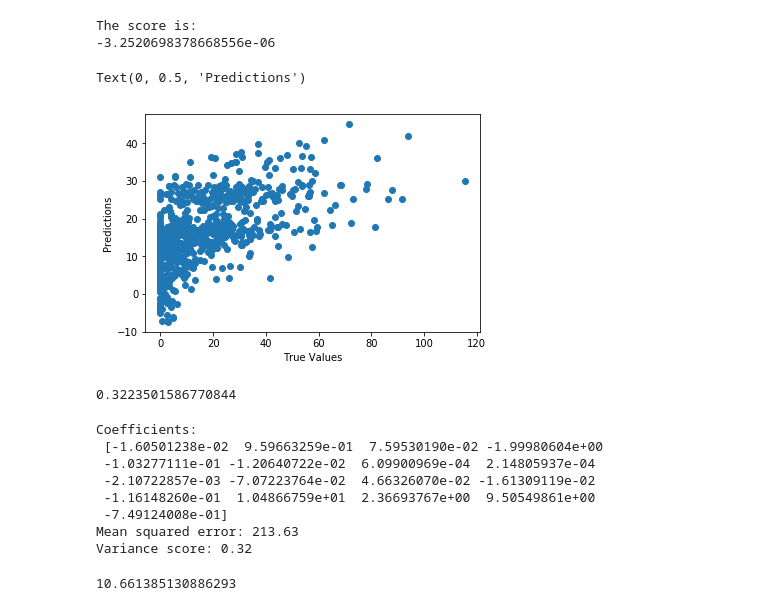
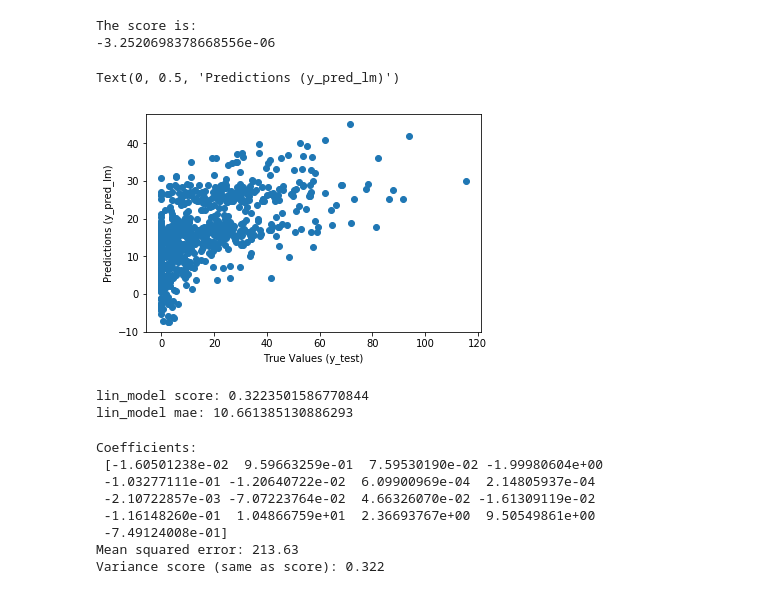
Before and after one commit to tonyman316/Become_a_Top_Airbnb_Earner, a Jupyter notebook: seattle_airbnb_top_earner.ipynb, the cells around one changed output. Drawn from its saved outputs; the diff is of its cells as text; code cells hidden in the pictures.

```diff
--- a/seattle_airbnb_top_earner.ipynb
+++ b/seattle_airbnb_top_earner.ipynb
@@ -278,19 +282,13 @@ The score is:
 -3.2520698378668556e-06
 # %%
 # Linear Regression
-from sklearn import linear_model
-from sklearn.metrics import mean_squared_error, r2_score
-lm = linear_model.LinearRegression()
-lin_model = lm.fit(X_train, y_train)
-y_pred = lm.predict(X_test)
+lin_model = linear_model.LinearRegression()
+lin_model = lin_model.fit(X_train, y_train)
+y_pred_lm = lin_model.predict(X_test)
 
-plt.scatter(y_test, y_pred)
-plt.xlabel("True Values")
-plt.ylabel("Predictions")
+plt.scatter(y_test, y_pred_lm)
+plt.xlabel("True Values (y_test)")
+plt.ylabel("Predictions (y_pred_lm)")
 # %% [output]
-Text(0, 0.5, 'Predictions')
+Text(0, 0.5, 'Predictions (y_pred_lm)')
-[figure, old version]
+[figure, new version]
-# %%
-print(lin_model.score(X_test, y_test))
-# %% [output]
-0.3223501586770844
@@ -303,11 +295,18 @@ print(lin_model.score(X_test, y_test))
+# %%
+print("lin_model score:", lin_model.score(X_test, y_test))
+# The mean absolute error (mae)
+print("lin_model mae:", mean_absolute_error(y_pred_lm, y_test))
+# %% [output]
+lin_model score: 0.3223501586770844
+lin_model mae: 10.661385130886293
 # %%
 # The coefficients
 print('Coefficients: \n', lin_model.coef_)
-# The mean squared error
+# The mean squared error (mse)
 print("Mean squared error: %.2f"
       % mean_squared_error(y_test, y_pred))
-# Explained variance score: 1 is perfect prediction
-print('Variance score: %.2f' % r2_score(y_test, y_pred))
+# Explained variance score: 1 is perfect prediction, same as score
+print('Variance score (same as score): %.3f' % r2_score(y_test, y_pred))
 # %% [output]
 Coefficients:
  [-1.60501238e-02  9.59663259e-01  7.59530190e-02 -1.99980604e+00
@@ -316,10 +315,4 @@ Coefficients:
  -1.16148260e-01  1.04866759e+01  2.36693767e+00  9.50549861e+00
  -7.49124008e-01]
 Mean squared error: 213.63
-Variance score: 0.32
+Variance score (same as score): 0.322
-# %%
-from sklearn.metrics import mean_absolute_error
-mae_test = mean_absolute_error(y_pred, y_test)
-print(mae_test)
-# %% [output]
-10.661385130886293
```
Also changed, not shown: parts of 11 cells of this notebook.
